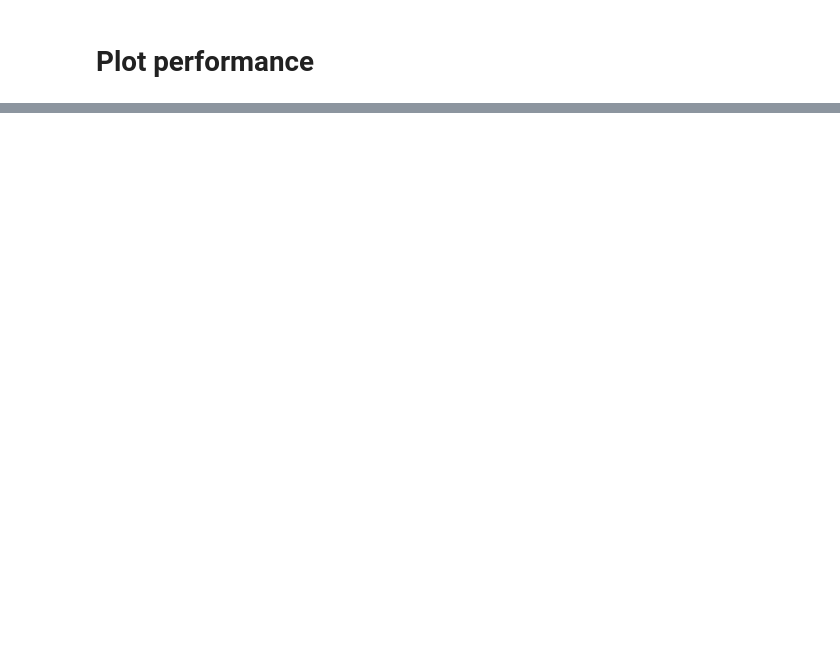
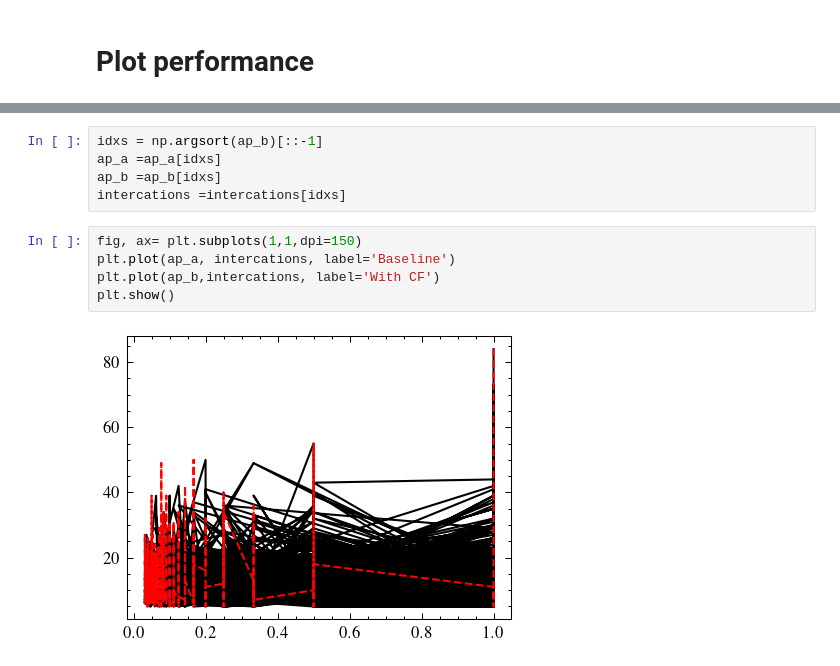
Before and after one commit to kobybibas/cactus, a Jupyter notebook: notebooks/evaluate_model.ipynb, the cells around one changed output, grey strips where cells are left out. Drawn from its saved outputs; the diff is of its cells as text; blank space fills up the shorter version.

```diff
--- a/notebooks/evaluate_model.ipynb
+++ b/notebooks/evaluate_model.ipynb
@@ -366,0 +177,12 @@ print(df.round(2))
+# %%
+idxs = np.argsort(ap_b)[::-1]
+ap_a =ap_a[idxs]
+ap_b =ap_b[idxs]
+intercations =intercations[idxs]
+# %%
+fig, ax= plt.subplots(1,1,dpi=150)
+plt.plot(ap_a, intercations, label='Baseline')
+plt.plot(ap_b,intercations, label='With CF')
+plt.show()
+# %% [output]
+[figure, added]
```
Also changed, not shown: parts of 25 cells of this notebook, 8 other files.
